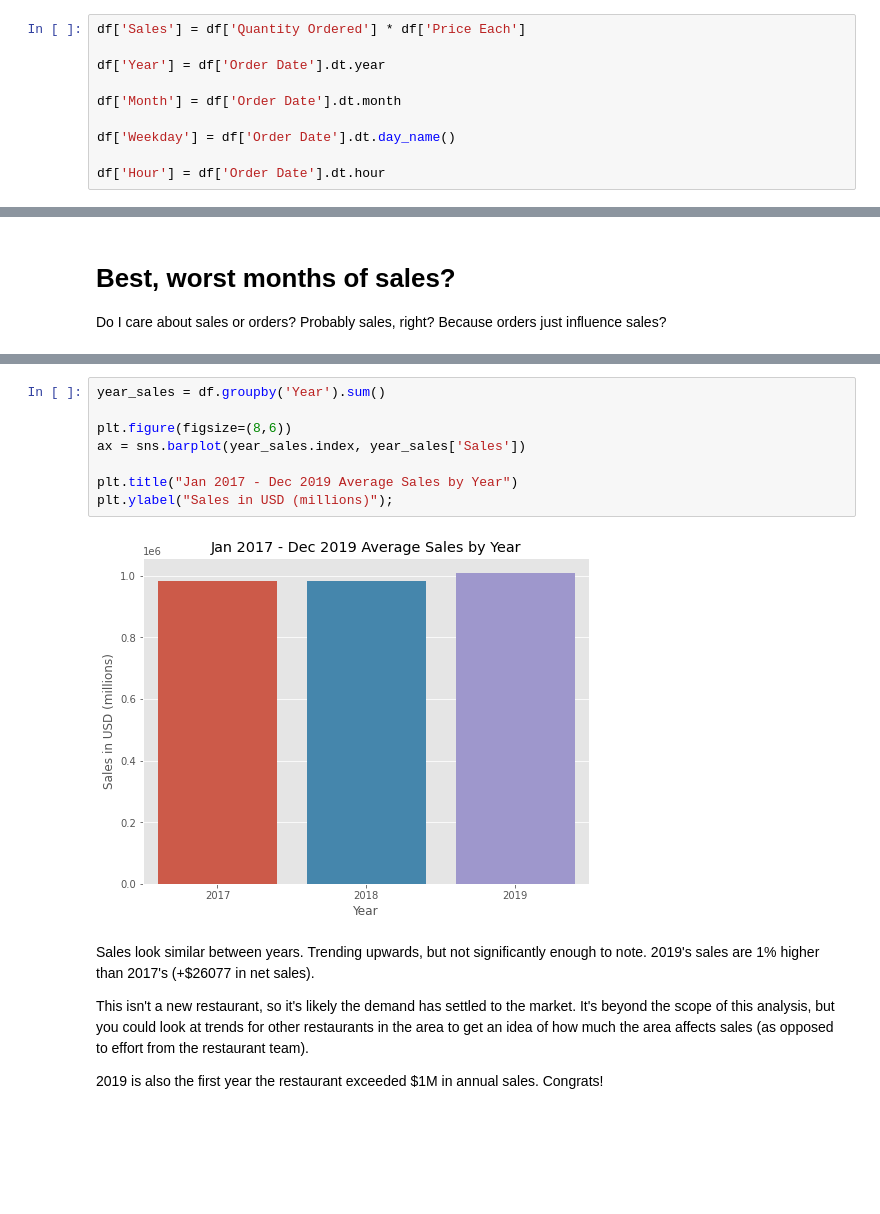
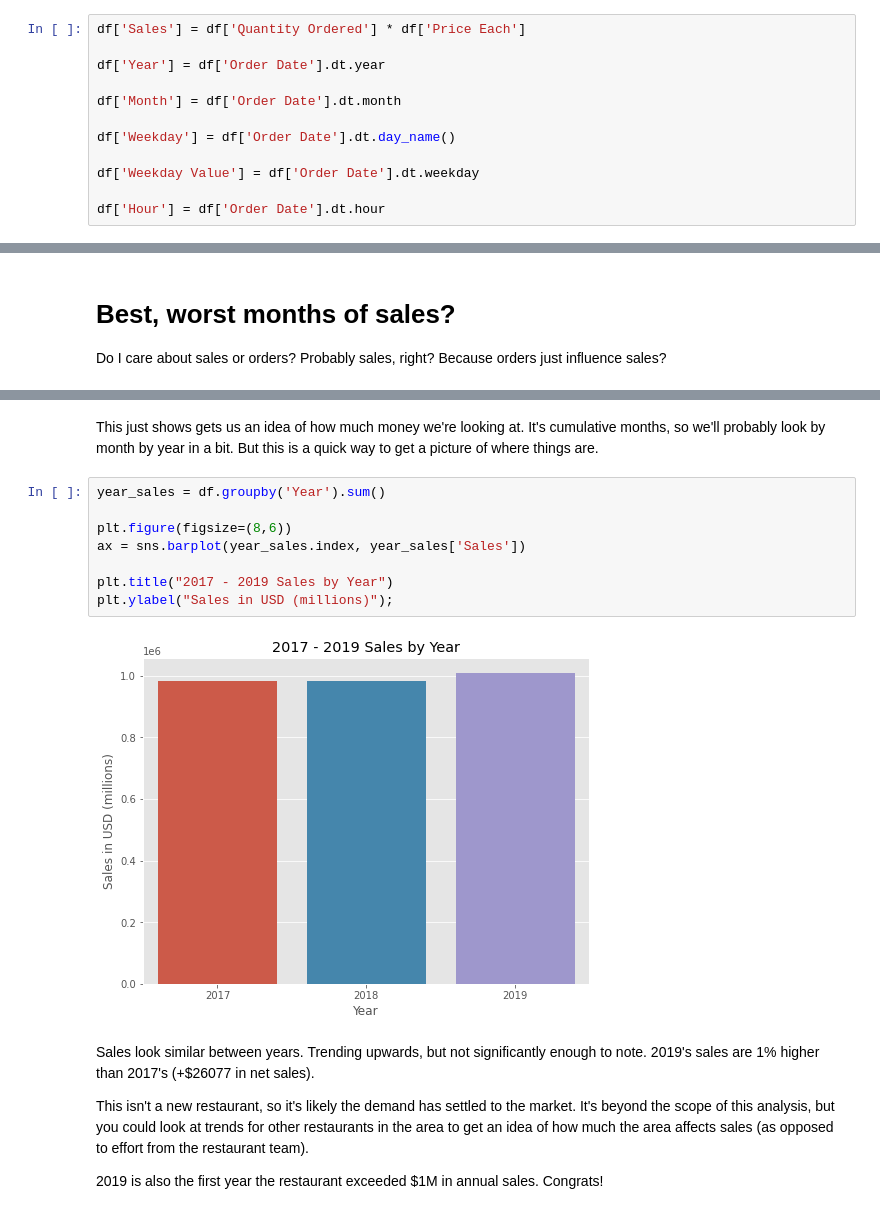
Before and after one commit to onederekchen/thaitanic, a Jupyter notebook: analysis + experimentation/data_analysis.ipynb, the cells around one changed output, grey strips where cells are left out. Saved outputs shown, nothing was run; the diff lists cells and outputs as text; blank space fills up the shorter version.

```diff
--- a/analysis + experimentation/data_analysis.ipynb
+++ b/analysis + experimentation/data_analysis.ipynb
@@ -85,6 +86,8 @@ df['Month'] = df['Order Date'].dt.month
 
 df['Weekday'] = df['Order Date'].dt.day_name()
 
+df['Weekday Value'] = df['Order Date'].dt.weekday
+
 df['Hour'] = df['Order Date'].dt.hour
 # %% [markdown]
 # Explore data
@@ -326,13 +338,15 @@ Do I care about sales or orders? Probably sales, right? Because orders just infl
+# %% [markdown]
+This just shows gets us an idea of how much money we're looking at. It's cumulative months, so we'll probably look by month by year in a bit. But this is a quick way to get a picture of where things are.
 # %%
 year_sales = df.groupby('Year').sum()
 
 plt.figure(figsize=(8,6))
 ax = sns.barplot(year_sales.index, year_sales['Sales'])
 
-plt.title("Jan 2017 - Dec 2019 Average Sales by Year")
+plt.title("2017 - 2019 Sales by Year")
 plt.ylabel("Sales in USD (millions)");
 # %% [output]
-[figure, old version]
+[figure, new version]
 # %% [markdown]
 Sales look similar between years. Trending upwards, but not significantly enough to note. 2019's sales are 1% higher than 2017's (+$26077 in net sales).
 
```
Also changed, not shown: parts of 41 cells of this notebook, 2 other files.
